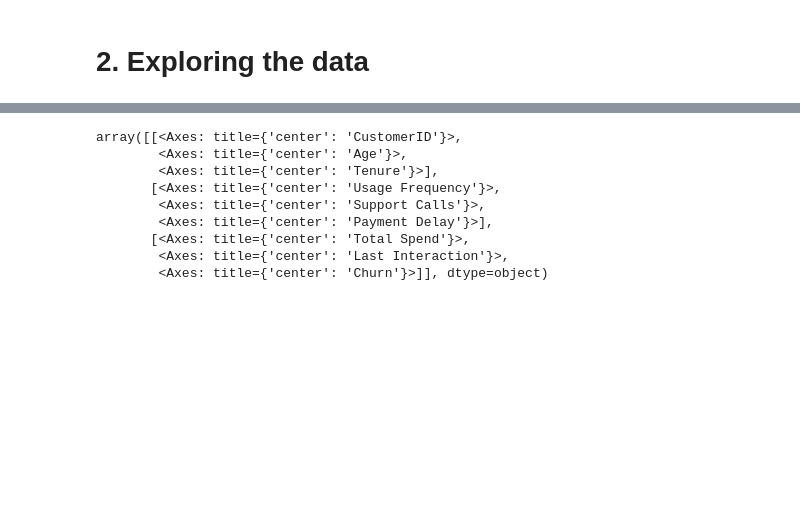
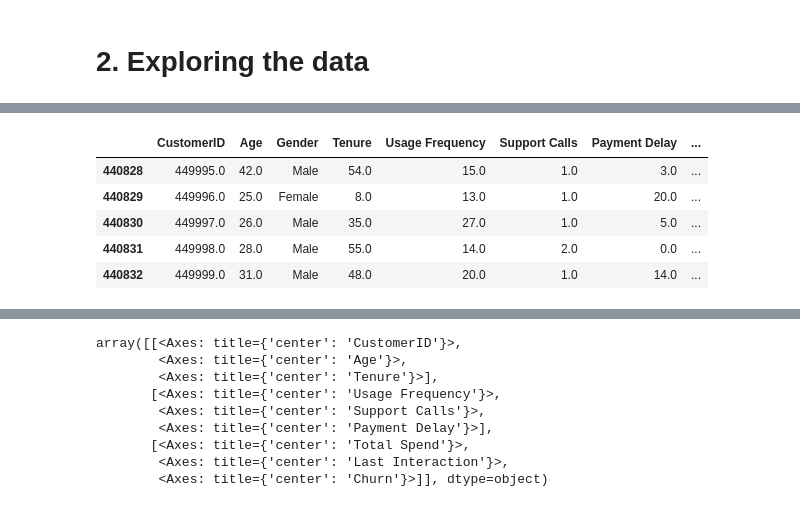
Before and after one commit to olliewhitman96/customer-churn, a Jupyter notebook: Presentable Notebook.ipynb, the cells around one changed output, grey strips where cells are left out. Cells and saved outputs as stored; diff of their text form; code cells hidden in the pictures; blank space fills up the shorter version.

```diff
--- a/Presentable Notebook.ipynb
+++ b/Presentable Notebook.ipynb
@@ -47,0 +60,9 @@ dtype: object
+# %%
+churn_df.tail()
+# %% [output]
+|  | CustomerID | Age | Gender | Tenure | Usage Frequency | Support Calls | Payment Delay | ... |
+| 440828 | 449995.0 | 42.0 | Male | 54.0 | 15.0 | 1.0 | 3.0 | ... |
+| 440829 | 449996.0 | 25.0 | Female | 8.0 | 13.0 | 1.0 | 20.0 | ... |
+| 440830 | 449997.0 | 26.0 | Male | 35.0 | 27.0 | 1.0 | 5.0 | ... |
+| 440831 | 449998.0 | 28.0 | Male | 55.0 | 14.0 | 2.0 | 0.0 | ... |
+| 440832 | 449999.0 | 31.0 | Male | 48.0 | 20.0 | 1.0 | 14.0 | ... |
```
Also changed, not shown: parts of 6 cells of this notebook.
